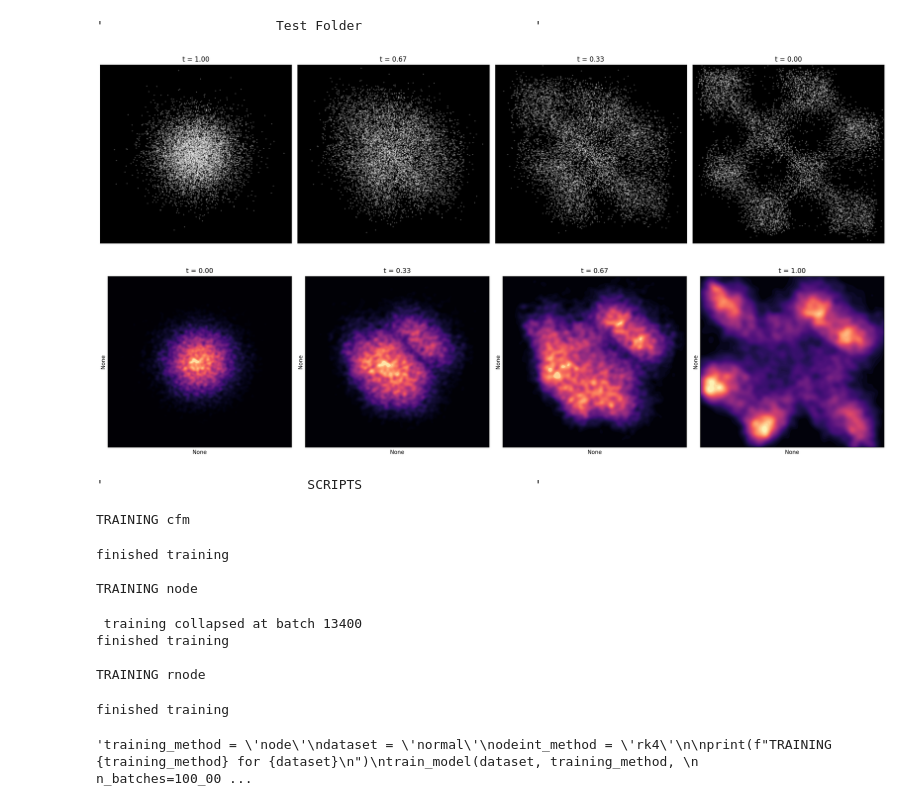
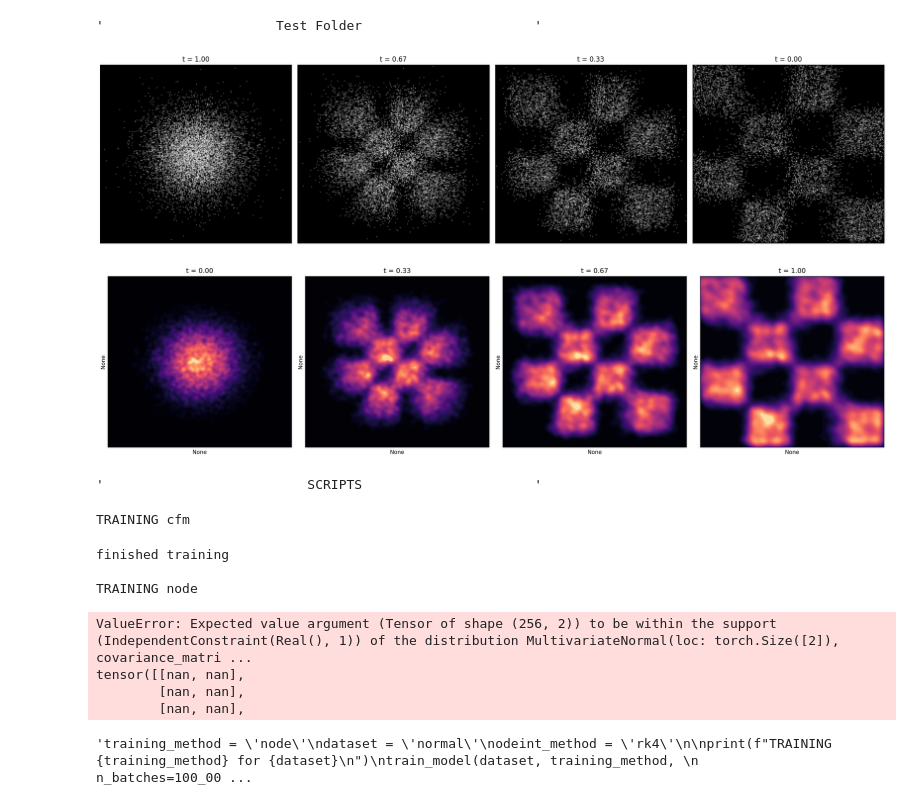
Before and after one commit to rfleckp/ContNormFlows, a Jupyter notebook: ContNF.ipynb, the cells around one changed output. Cells and saved outputs as stored; diff of their text form; code cells hidden in the pictures.

```diff
--- a/ContNF.ipynb
+++ b/ContNF.ipynb
@@ -86,7 +86,7 @@ class sampler():
         elif dataset == "checkerboard":
             self.sampler = sample_checkerboard
         else:
-            raise Exception("Selected Dataset not supported. Choose between normal, gaussians, moons or spirals")
+            raise Exception("Selected Dataset not supported. Choose between normal, gaussians, moons, checkerboard or spirals")
 
 
     def __call__(self, n: int):
@@ -1764,7 +1764,7 @@ def set_plot_limits(dataset: str):
     elif dataset == 'gaussians':
         return 5
     elif dataset == 'checkerboard':
-        return 4.5
+        return 4
 
 def toy_density_estimation1(model_path:str, seed:int = 3):
     dataset, training, _, name = model_path.split('/')
@@ -1901,13 +1901,13 @@ def plot_toy_flow2(model_path: str, samples: int=3000,  seed: int=3):
 # %%
 #plot_toy_flow2('spirals/cfm/models/100000_model.pt copy')
 # %%
-#toy_density_estimation1("checkerboard/rnode/models/20000_model.pt")
+toy_density_estimation1("checkerboard/cfm/models/100000_model.pt")
 # %% [output]
-[figure, old version]
+[figure, new version]
 # %%
-#toy_density_estimation2("checkerboard/node/models/10000_model.pt")
+toy_density_estimation2("checkerboard/cfm/models/100000_model.pt")
 # %% [output]
-[figure, old version]
+[figure, new version]
 # %%
 #MNIST PLOTS
 
@@ -1979,7 +1979,7 @@ def plot_mnist_flow(model_path: str, seed: int=4):
 train_TOY = True
 train_MNIST = False
 
-training_methods = ['cfm', 'node', 'rnode']
+training_methods = ['node', 'rnode']
 odeint_method = 'rk4'
 
 for i in training_methods:
@@ -1987,7 +1987,7 @@ for i in training_methods:
     if train_TOY:
         print(f"TRAINING {i} \n")
         train_model('checkerboard', i,
-                    n_batches=20000,
+                    n_batches=100000,
                     batch_size=256,
                     odeint_method=odeint_method)
 
@@ -2001,11 +2001,10 @@ TRAINING cfm
 finished training
 
 TRAINING node
- training collapsed at batch 13400
-finished training
-
-TRAINING rnode
+ValueError: Expected value argument (Tensor of shape (256, 2)) to be within the support (IndependentConstraint(Real(), 1)) of the distribution MultivariateNormal(loc: torch.Size([2]), covariance_matri ...
+tensor([[nan, nan],
+        [nan, nan],
+        [nan, nan],
-finished training
 # %%
 #script to evaluate all different models w.r.t one dataset
 evaluate = False
```
Also changed, not shown: parts of 1 cell of this notebook.
